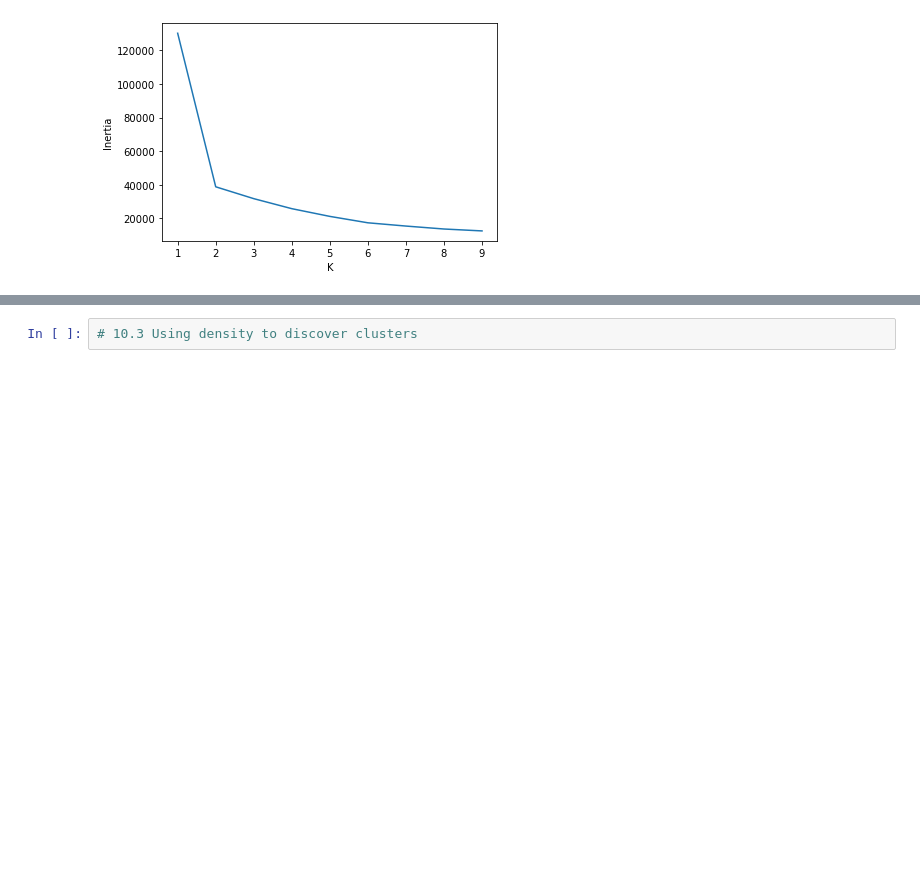
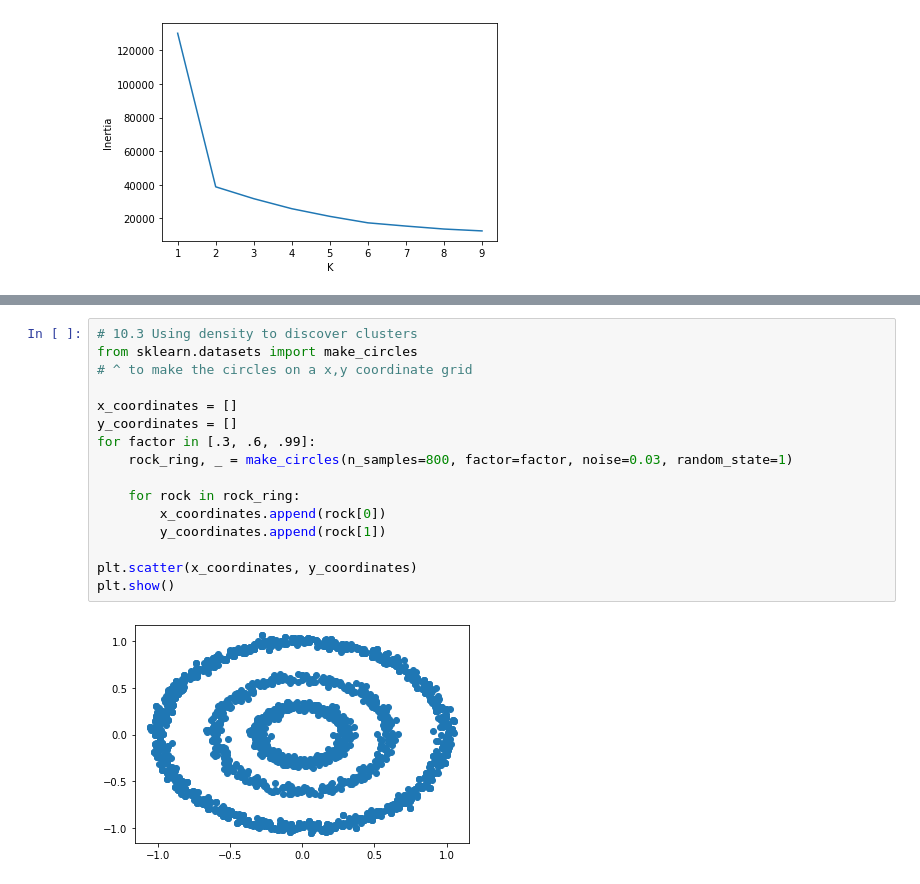
Before and after one commit to IanSinColorado/DataScienceBootcamp, a Jupyter notebook: Chapter10.ipynb, the cells around one changed output, grey strips where cells are left out. Saved outputs shown, nothing was run; the diff lists cells and outputs as text; blank space fills up the shorter version.

```diff
--- a/Chapter10.ipynb
+++ b/Chapter10.ipynb
@@ -158,2 +158,18 @@ plt.show()
-# %%
-# 10.3 Using density to discover clusters
+# %%
+# 10.3 Using density to discover clusters
+from sklearn.datasets import make_circles
+# ^ to make the circles on a x,y coordinate grid
+
+x_coordinates = []
+y_coordinates = []
+for factor in [.3, .6, .99]:
+    rock_ring, _ = make_circles(n_samples=800, factor=factor, noise=0.03, random_state=1)
+
+    for rock in rock_ring:
+        x_coordinates.append(rock[0])
+        y_coordinates.append(rock[1])
+
+plt.scatter(x_coordinates, y_coordinates)
+plt.show()
+# %% [output]
+[figure, added]
```
Also changed, not shown: parts of 16 cells of this notebook.
